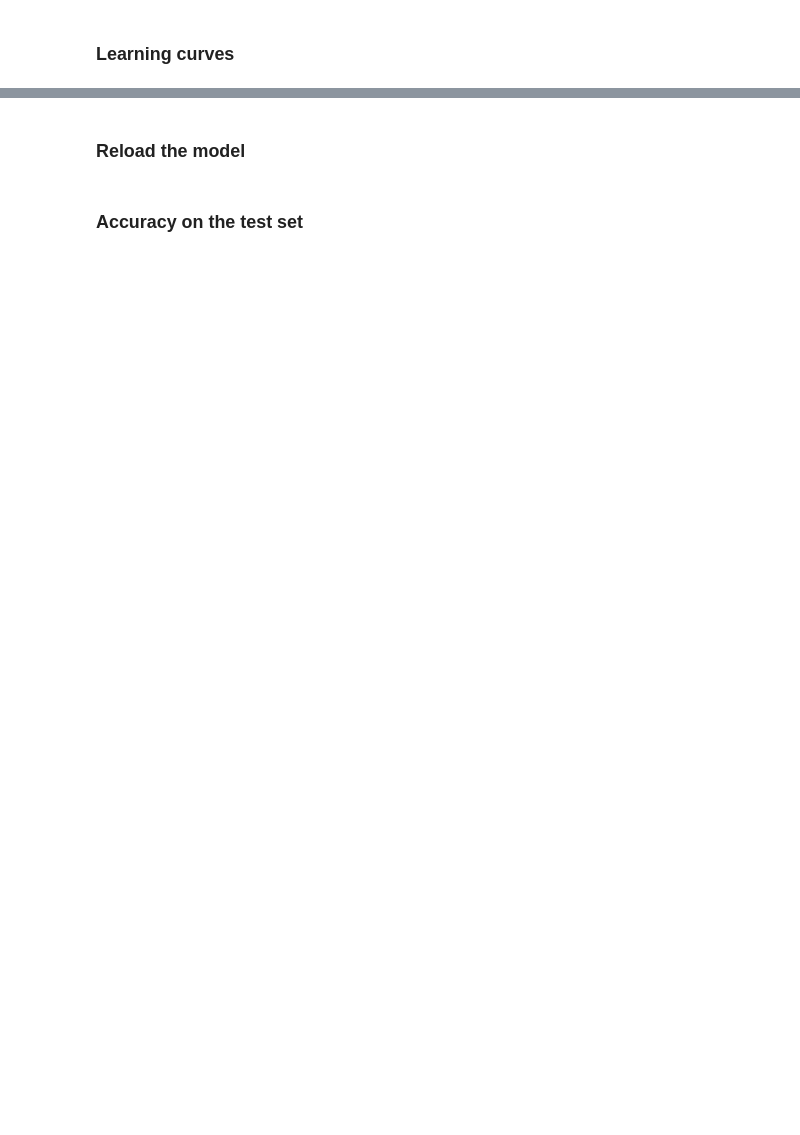
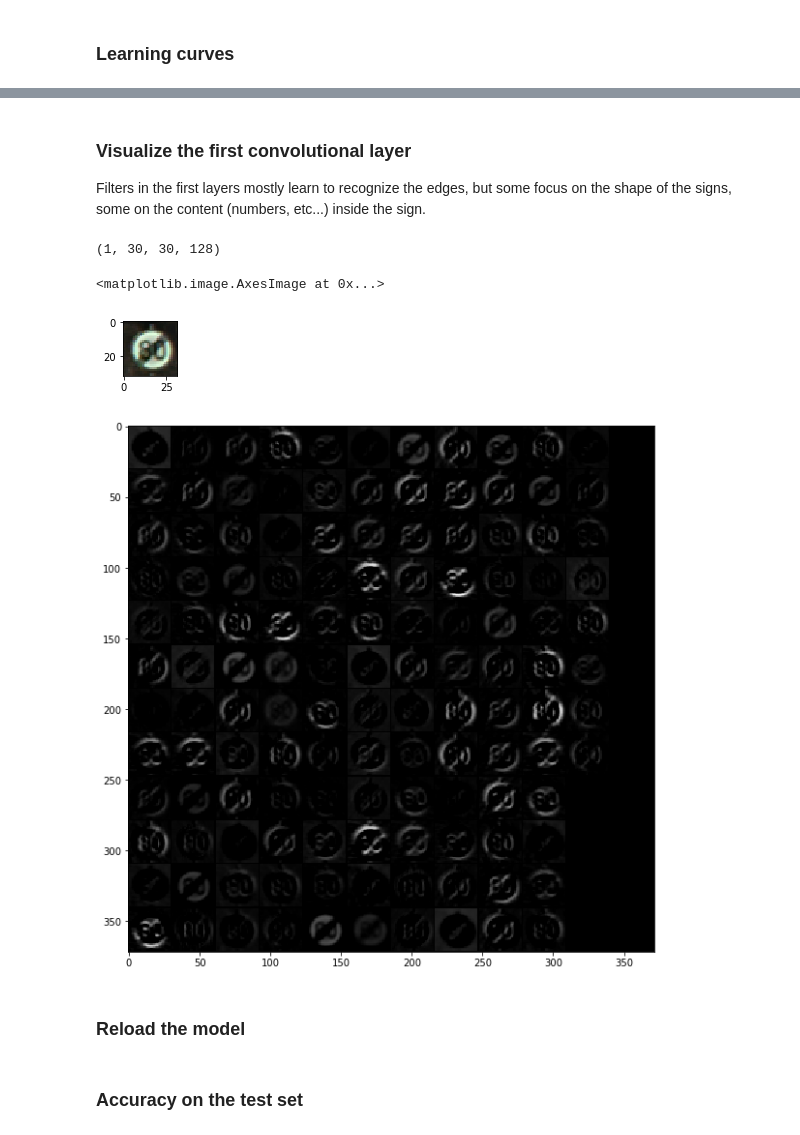
Before and after one commit to phvu/CarND-Traffic-Sign-Classifier-Project, a Jupyter notebook: Traffic_Sign_Classifier.ipynb, the cells around one changed output, grey strips where cells are left out. Drawn from its saved outputs; the diff is of its cells as text; code cells hidden in the pictures; blank space fills up the shorter version.

```diff
--- a/Traffic_Sign_Classifier.ipynb
+++ b/Traffic_Sign_Classifier.ipynb
@@ -533,5 +550,37 @@ ax2.legend(loc='upper right', shadow=True)
 # %%
 !python3 -m tensorflow.tensorboard --logdir=./model/summary/train/
+# %% [markdown]
+### Visualize the first convolutional layer
+
+Filters in the first layers mostly learn to recognize the edges, but some focus on the shape of the signs, some on the content (numbers, etc...) inside the sign.
+# %%
+# conv1_var = [x for x in tf.trainable_variables() if x.name == 'Conv/weights:0'][0]
+img_inspect = X_train[10101, :, :, :]
+conv1_val = sess.run(conv1, feed_dict={inputs: [img_inspect], labels: np.zeros((1)),
+                                           keep_prob: 1})
+print(conv1_val.shape)
+assert(conv1_val.shape == (1, 30, 30, 128))
+conv1_val = conv1_val[0, :, :, :]
+
+sz =conv1_val.shape[0] + 1
+n_filters = conv1_val.shape[-1]
+grid_size = (12, 12)
+filters_img = np.zeros((grid_size[0] * sz, grid_size[1] * sz))
+for i in range(n_filters):
+    x = i // grid_size[0]
+    y = i % grid_size[0]
+    filters_img[sz*y:(sz*y + sz - 1), sz*x:(sz*x + sz - 1)] = conv1_val[:, :, i]
+
+img_inspect = (img_inspect - img_inspect.min()) / (img_inspect.max() - img_inspect.min())
+plt.figure(figsize=(1, 1))
+plt.imshow(img_inspect)
+plt.figure(figsize=(10, 10))
+plt.imshow(filters_img, cmap='gray')
+# %% [output]
+(1, 30, 30, 128)
+<matplotlib.image.AxesImage at 0x...>
+[figure, added]
+[figure, added]
 # %% [markdown]
 ### Reload the model
 # %%
```
Also changed, not shown: parts of 22 cells of this notebook.
